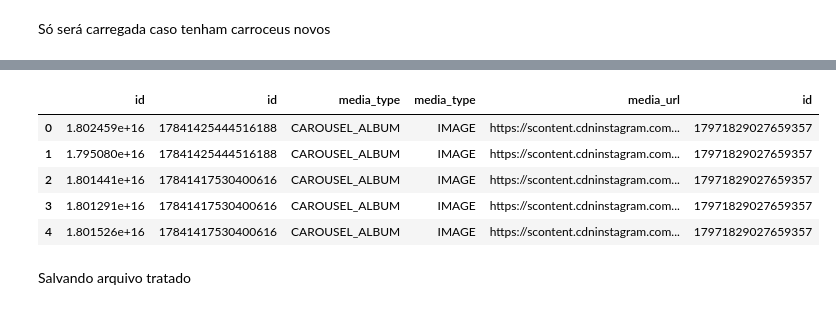
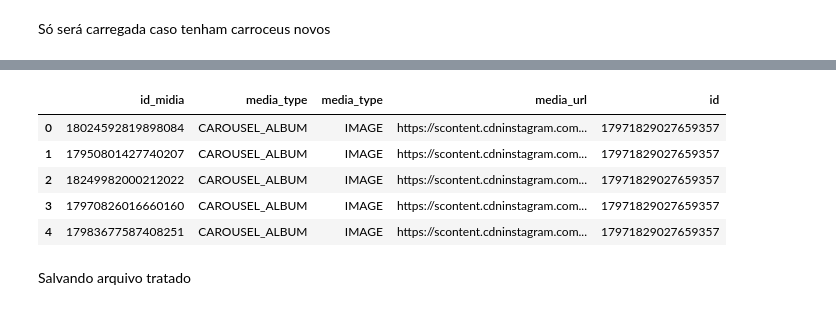
Before and after one commit to GabrielGalani/Analise_instagram, a Jupyter notebook: notebooks/tratamento_silver_refatorado.ipynb, the cells around one changed output, grey strips where cells are left out. Saved outputs shown, nothing was run; the diff lists cells and outputs as text; code cells hidden in the pictures.

```diff
--- a/notebooks/tratamento_silvet_refatorado.ipynb
+++ b/notebooks/tratamento_silver_refatorado.ipynb
@@ -65,7 +65,7 @@ data_cabecalho.to_csv(cabecalho_output, sep='\t')
 Terá uma chave única baseada na conta e data da extração
 # %%
 file_path = r'C:\Users\gabri\OneDrive\Documentos\Projetos\Instagram_data\api\bronze\TbMedias.json'
-data_midias_sem_insights = pd.read_json(file_path)
+data_midias_sem_insights = pd.read_json(file_path, orient='records', dtype={'id': str})
 data_midias_sem_insights
 dataframes = []
 owner_df = pd.json_normalize(data_midias_sem_insights['owner']).rename(columns={'id': 'id_account'})
@@ -82,7 +82,9 @@ df_tb_midia['period'] = period
 df_tb_midia['year'] = year
 df_tb_midia['day'] = day
 df_tb_midia['id_tb_midia'] = df_tb_midia['id_midia'].astype(str) + df_tb_midia['year'] + df_tb_midia['period'] + df_tb_midia['day']
-df_tb_midia.head(1)
+
+# filtro = df_tb_midia[df_tb_midia['id_midia'] == '18002752616172667']
+df_tb_midia.head()
 # %% [output]
 |  | id_account | username | username | id_midia | comments_count | like_count | media_type | media_url | caption | ... |
 | 0 | 17841425444516188 | bodemeier.digital | bodemeier.digital | 18005273918369940 | 2 | 15 | VIDEO | https://scontent.cdninstagram.com... | Você sabe o que é um briefing? 📝\... | ... |
@@ -143,40 +149,40 @@ df_final_midia.head()
 # %%
 # Selecionar apenas as colunas desejadas e filtrar por 'media_type' igual a 'CAROUSEL_ALBUM'
-select_carrocel = ['id', 'media_type', 'children']
+select_carrocel = ['id_midia', 'media_type', 'children']
 df_carroceu = df_final_midia[select_carrocel]
 df_carroceu = df_carroceu[df_carroceu['media_type'] == "CAROUSEL_ALBUM"]
 normalized_df = pd.json_normalize(df_carroceu['children'])
 normalized_df = normalized_df.explode('data')
 expanded_df = normalized_df.drop(columns='data').join(pd.json_normalize(normalized_df['data']))
 
 dataframe_carrocel = pd.concat([df_carroceu.reset_index(drop=True), expanded_df.reset_index(drop=True)], axis=1)
 dataframe_carrocel.drop(columns='children', inplace=True)
 dataframe_carrocel.head()
 
 # # Itera sobre cada linha do DataFrame
 # for i, row in df_carroceu.iterrows():
 #     # Normaliza a coluna 'children.data' e adiciona uma coluna com o índice original
 #     normalized_df = pd.json_normalize(row['children'])
 #     normalized_df = pd.json_normalize(row['data'])
 #     normalized_df['index'] = i
 #     normalized_dfs.append(normalized_df)
 
 # # Concatena todos os DataFrames normalizados
 # normalized_df = pd.concat(normalized_dfs)
 
 # # Une o DataFrame normalizado ao DataFrame original
 # # Isso resulta em duplicação de linhas para cada item da lista dentro do 'children.data'
 # result_df = df_carroceu.drop(columns=['children']).merge(normalized_df, left_index=True, right_on='index')
 
 # # Remova a coluna 'index' se não for mais necessária
 # dataframe_carrocel = result_df.drop(columns=['index'])
 # %% [output]
-|  | id | id | media_type | media_type | media_url | id |
-| 0 | 1.802459e+16 | 17841425444516188 | CAROUSEL_ALBUM | IMAGE | https://scontent.cdninstagram.com... | 17971829027659357 |
-| 1 | 1.795080e+16 | 17841425444516188 | CAROUSEL_ALBUM | IMAGE | https://scontent.cdninstagram.com... | 17971829027659357 |
-| 2 | 1.801441e+16 | 17841417530400616 | CAROUSEL_ALBUM | IMAGE | https://scontent.cdninstagram.com... | 17971829027659357 |
-| 3 | 1.801291e+16 | 17841417530400616 | CAROUSEL_ALBUM | IMAGE | https://scontent.cdninstagram.com... | 17971829027659357 |
-| 4 | 1.801526e+16 | 17841417530400616 | CAROUSEL_ALBUM | IMAGE | https://scontent.cdninstagram.com... | 17971829027659357 |
+|  | id_midia | media_type | media_type | media_url | id |
+| 0 | 18024592819898084 | CAROUSEL_ALBUM | IMAGE | https://scontent.cdninstagram.com... | 17971829027659357 |
+| 1 | 17950801427740207 | CAROUSEL_ALBUM | IMAGE | https://scontent.cdninstagram.com... | 17971829027659357 |
+| 2 | 18249982000212022 | CAROUSEL_ALBUM | IMAGE | https://scontent.cdninstagram.com... | 17971829027659357 |
+| 3 | 17970826016660160 | CAROUSEL_ALBUM | IMAGE | https://scontent.cdninstagram.com... | 17971829027659357 |
+| 4 | 17983677587408251 | CAROUSEL_ALBUM | IMAGE | https://scontent.cdninstagram.com... | 17971829027659357 |
 # %% [markdown]
 Salvando arquivo tratado
 # %%
```
Also changed, not shown: parts of 21 cells of this notebook, 54 other files.
